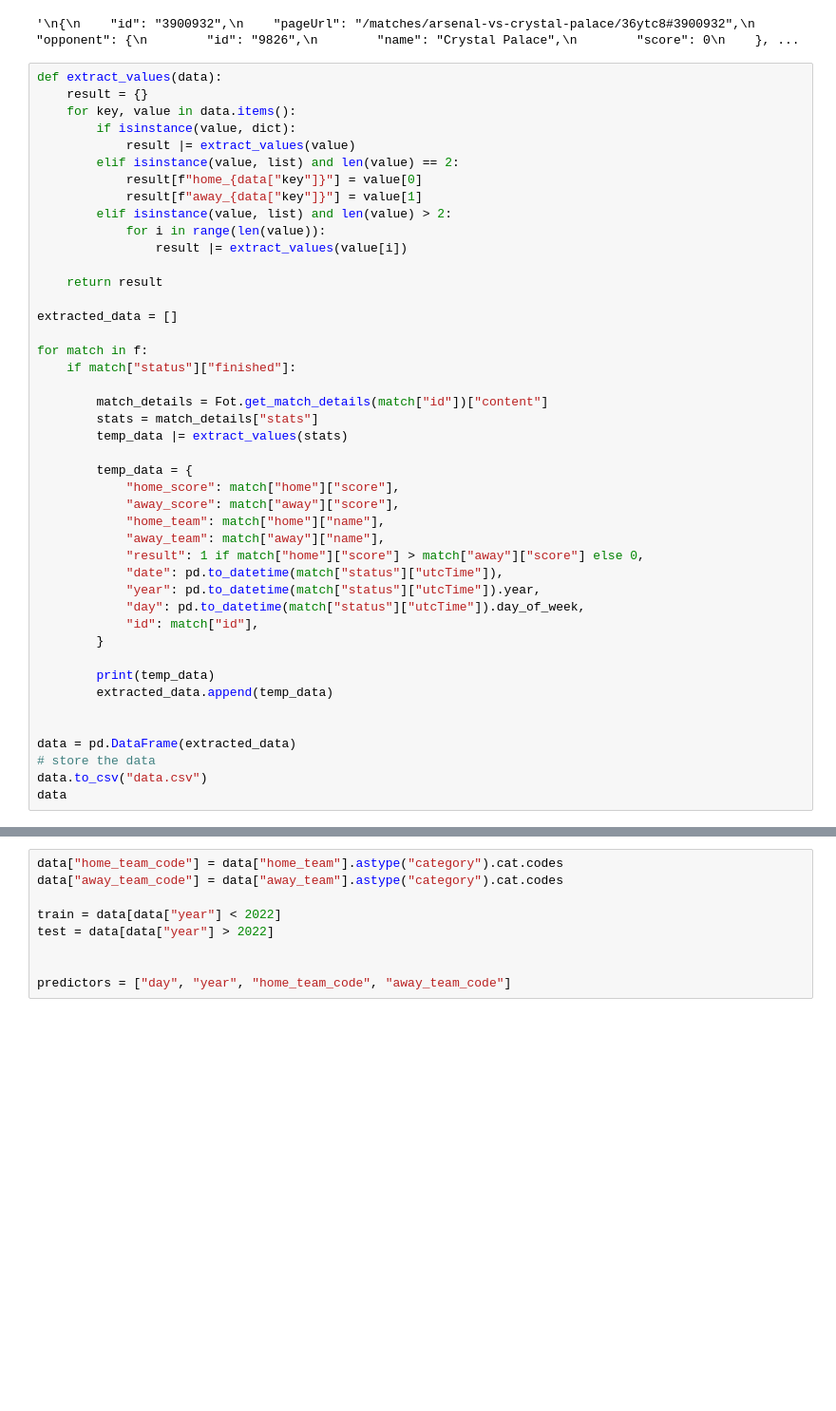
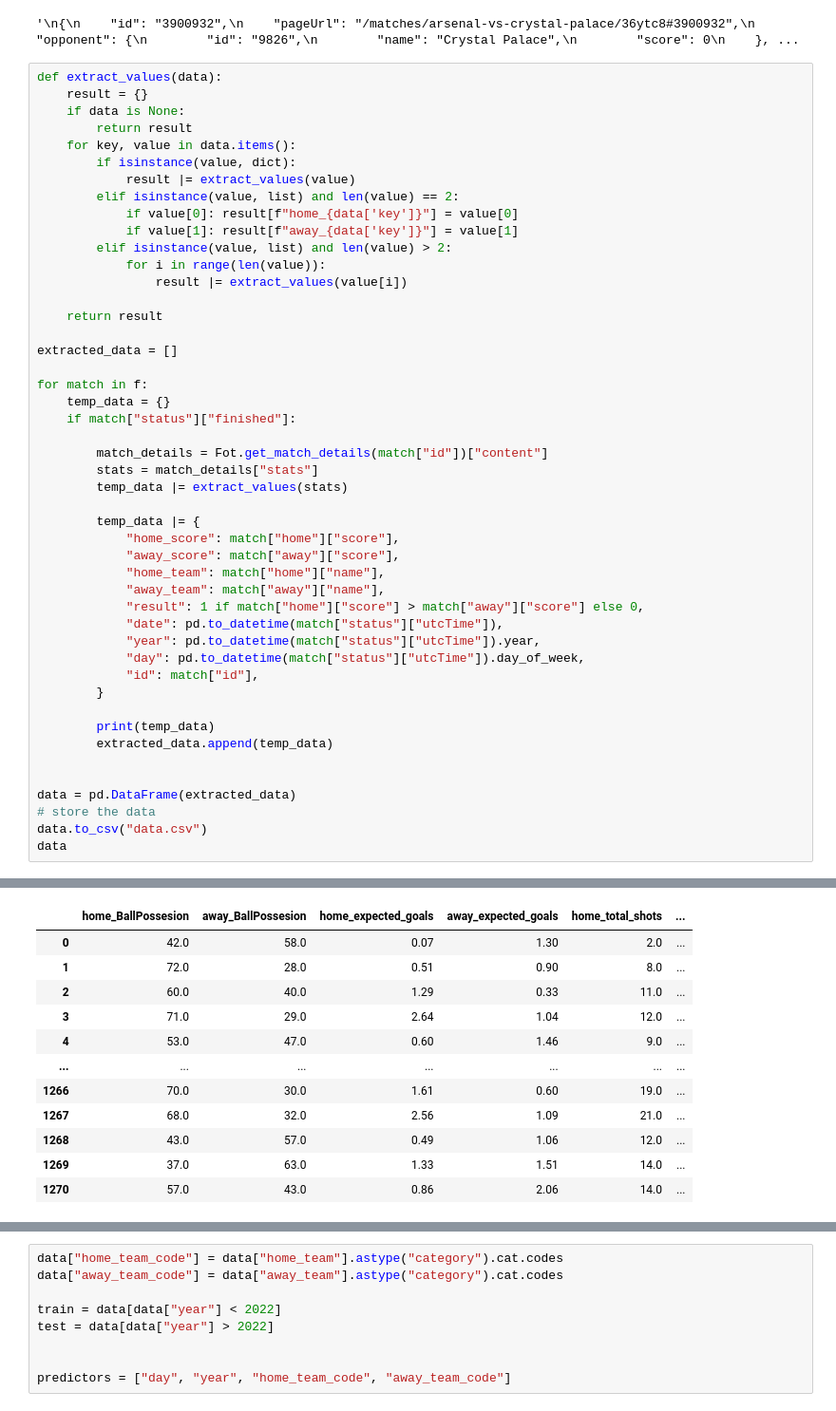
Before and after one commit to brimell/ailvarez, a Jupyter notebook: framework/football_with_teams_full_scoreline_new_data_random_forest.ipynb, the cells around one changed output, grey strips where cells are left out. Shown at 95% size. Saved outputs shown, nothing was run; the diff lists cells and outputs as text; blank space fills up the shorter version.

Commit message:
data scraping complete

```diff
--- a/framework/football_with_teams_full_scoreline_new_data_random_forest.ipynb
+++ b/framework/football_with_teams_full_scoreline_new_data_random_forest.ipynb
@@ -170,12 +170,14 @@ f = (
 # %%
 def extract_values(data):
     result = {}
+    if data is None:
+        return result
     for key, value in data.items():
         if isinstance(value, dict):
             result |= extract_values(value)
         elif isinstance(value, list) and len(value) == 2:
-            result[f"home_{data["key"]}"] = value[0]
-            result[f"away_{data["key"]}"] = value[1]
+            if value[0]: result[f"home_{data['key']}"] = value[0]
+            if value[1]: result[f"away_{data['key']}"] = value[1]
         elif isinstance(value, list) and len(value) > 2:
             for i in range(len(value)):
                 result |= extract_values(value[i])
@@ -185,13 +187,14 @@ def extract_values(data):
 extracted_data = []
 
 for match in f:
+    temp_data = {}
     if match["status"]["finished"]:
 
         match_details = Fot.get_match_details(match["id"])["content"]
         stats = match_details["stats"]
         temp_data |= extract_values(stats)
 
-        temp_data = {
+        temp_data |= {
             "home_score": match["home"]["score"],
             "away_score": match["away"]["score"],
             "home_team": match["home"]["name"],
@@ -215,0 +235,12 @@ SyntaxError: f-string: unmatched '[' (3060463252.py, line 7)
+|  | home_BallPossesion | away_BallPossesion | home_expected_goals | away_expected_goals | home_total_shots | ... |
+| 0 | 42.0 | 58.0 | 0.07 | 1.30 | 2.0 | ... |
+| 1 | 72.0 | 28.0 | 0.51 | 0.90 | 8.0 | ... |
+| 2 | 60.0 | 40.0 | 1.29 | 0.33 | 11.0 | ... |
+| 3 | 71.0 | 29.0 | 2.64 | 1.04 | 12.0 | ... |
+| 4 | 53.0 | 47.0 | 0.60 | 1.46 | 9.0 | ... |
+| ... | ... | ... | ... | ... | ... | ... |
+| 1266 | 70.0 | 30.0 | 1.61 | 0.60 | 19.0 | ... |
+| 1267 | 68.0 | 32.0 | 2.56 | 1.09 | 21.0 | ... |
+| 1268 | 43.0 | 57.0 | 0.49 | 1.06 | 12.0 | ... |
+| 1269 | 37.0 | 63.0 | 1.33 | 1.51 | 14.0 | ... |
+| 1270 | 57.0 | 43.0 | 0.86 | 2.06 | 14.0 | ... |
```
Also changed, not shown: parts of 2 cells of this notebook, 1 other file.
